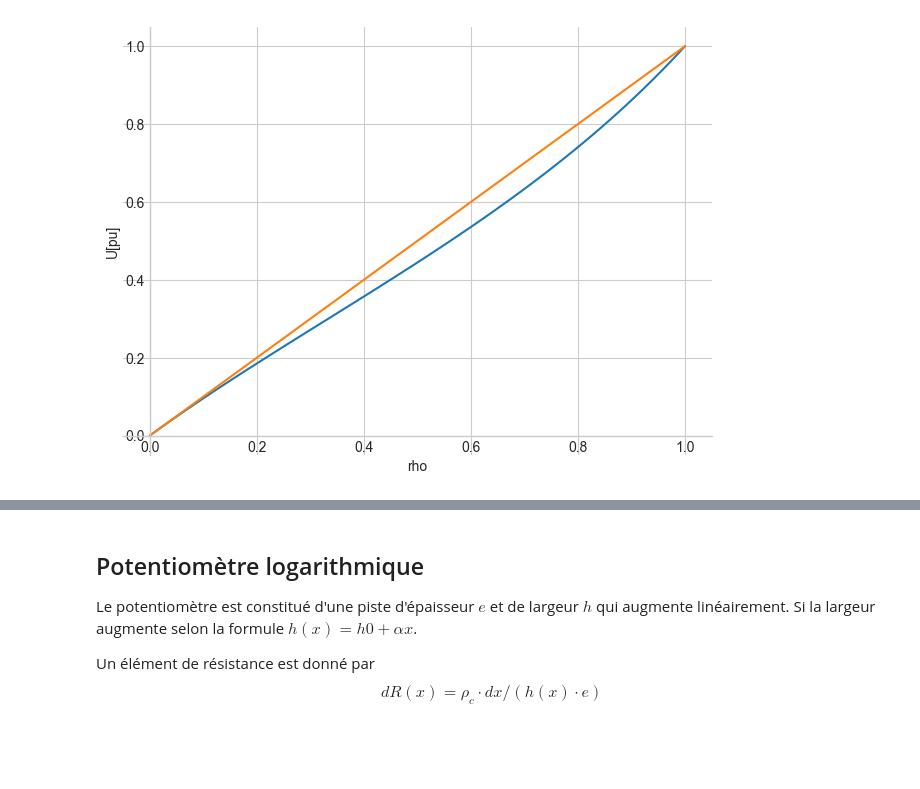
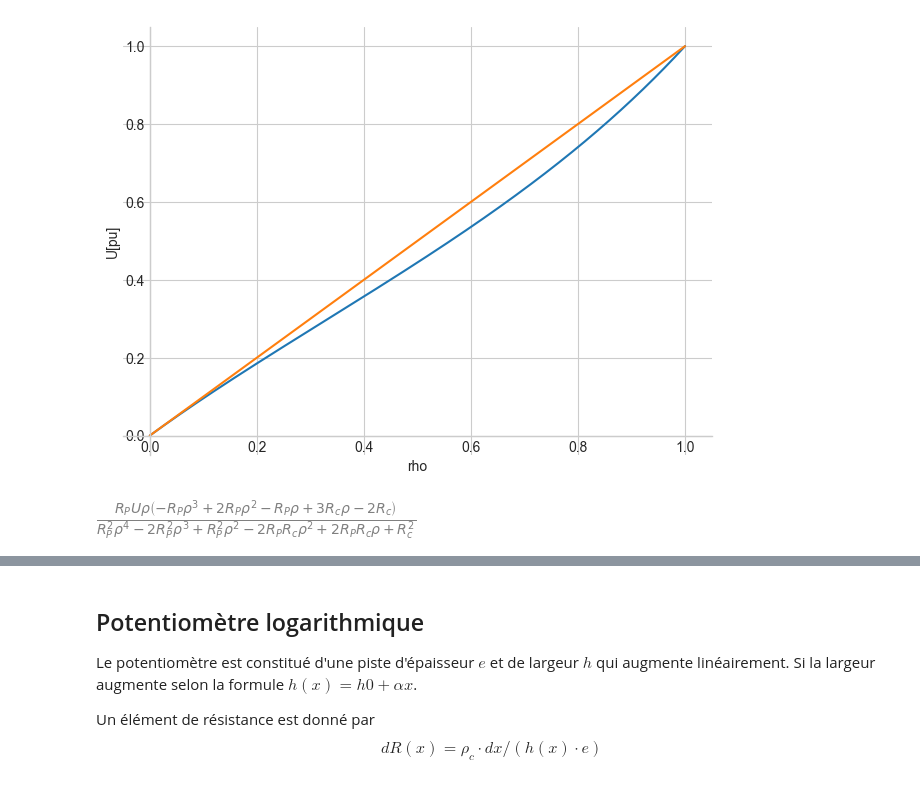
Before and after one commit to nicollerat/hevs-doc-instrumentation, a Jupyter notebook: python/ex_5.1_potentiometre.ipynb, the cells around one changed output, grey strips where cells are left out. Saved outputs shown, nothing was run; the diff lists cells and outputs as text; code cells hidden in the pictures; blank space fills up the shorter version.

```diff
--- a/python/ex_5.1_potentiometre.ipynb
+++ b/python/ex_5.1_potentiometre.ipynb
@@ -38,3 +38,8 @@ valeurs={U:1, RP:1000, Rc:2000}
 fig=sp.plot(Uout.subs(valeurs), (U*rho).subs(valeurs),(rho,0,1), xlabel="rho", ylabel="U[pu]")
 # %% [output]
 [figure]
+# %%
+Udiff=sp.simplify((Uout-U*rho).diff(rho))
+Udiff
+# %% [output]
+[figure, added]
```
Also changed, not shown: parts of 15 cells of this notebook, 3 other files.
